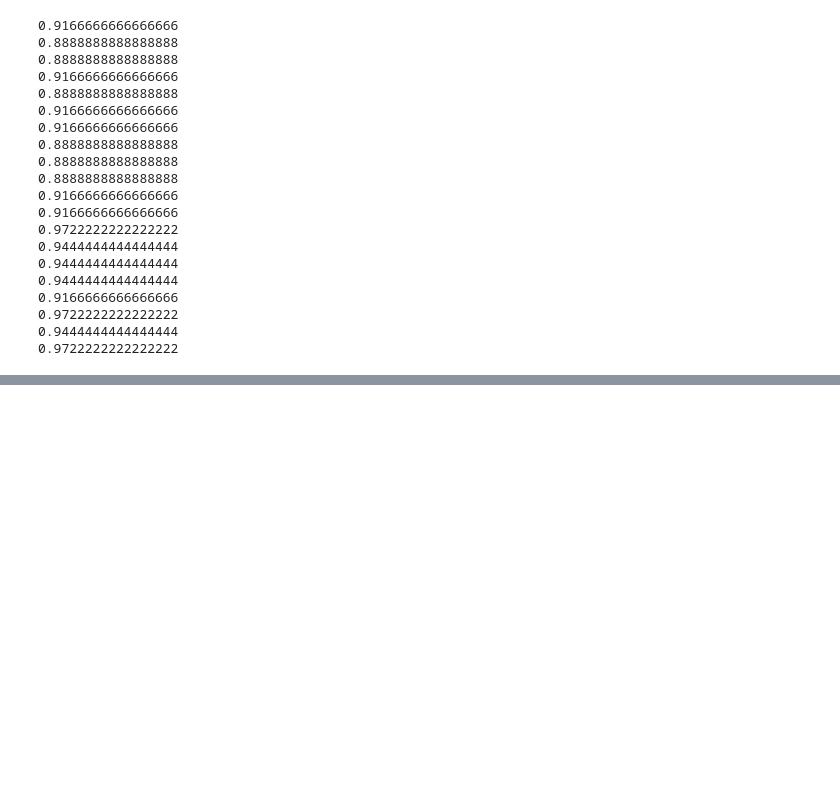
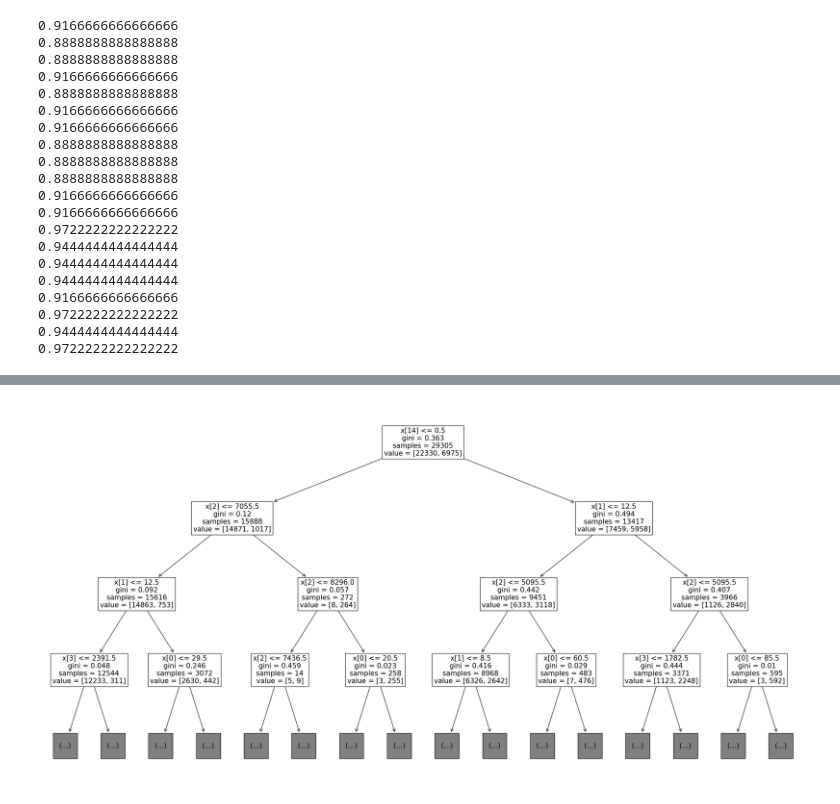
Before and after one commit to gracesjy/mldl_study, a Jupyter notebook: 코랩에서 바로 git 으로 올리기.ipynb, the cells around one changed output, grey strips where cells are left out. Saved outputs shown, nothing was run; the diff lists cells and outputs as text; code cells hidden in the pictures; blank space fills up the shorter version.

```diff
--- a/코랩에서 바로 git 으로 올리기.ipynb
+++ b/코랩에서 바로 git 으로 올리기.ipynb
@@ -709,0 +1066,6 @@ for i in range(1,21):
+# %%
+plt.figure(figsize=(30,15))
+plot_tree(model, max_depth = 3, fontsize=15)
+plt.show()
+# %% [output]
+[figure, added]
```
Also changed, not shown: parts of 43 cells of this notebook.
